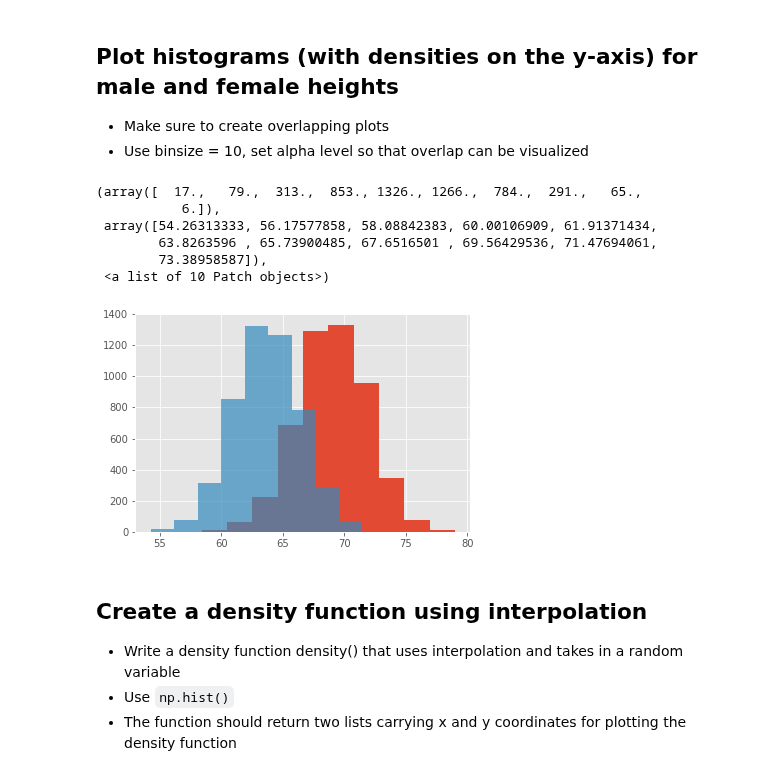
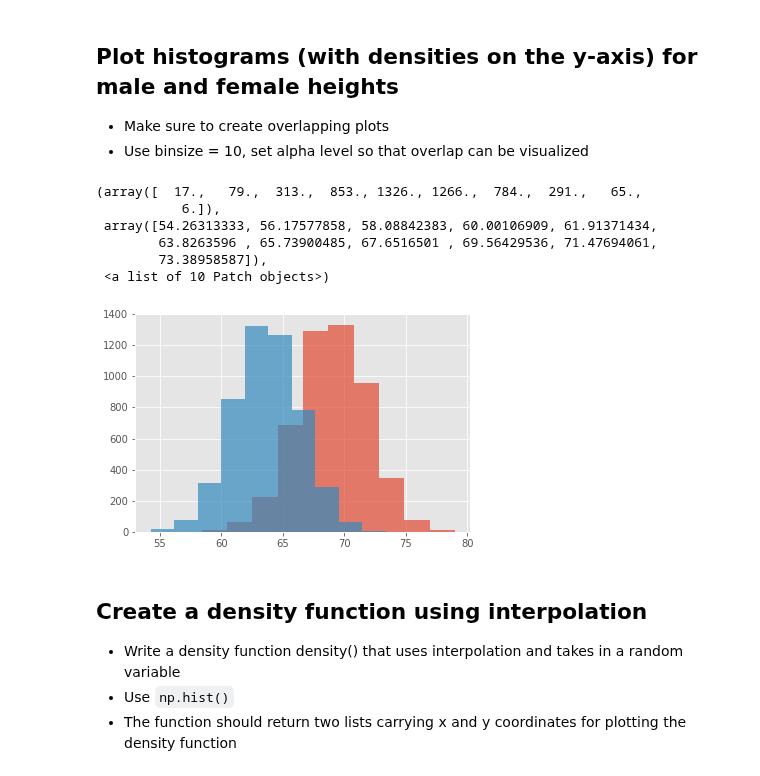
Before and after one commit to jmt0221/probability-density-functions-lab-nyc-ds-082619, a Jupyter notebook: index.ipynb, the cells around one changed output. Saved outputs shown, nothing was run; the diff lists cells and outputs as text; code cells hidden in the pictures.

```diff
--- a/index.ipynb
+++ b/index.ipynb
@@ -71,17 +71,17 @@ female_df
 # %%
 # Your code here
 fig, ax = plt.subplots()
 
-ax.hist(x=male_df['Height'],alpha=0,bins=10)
+ax.hist(x=male_df['Height'],alpha=0.7,bins=10)
 ax.hist(x=female_df['Height'],alpha = 0.7, bins=10)
 # %% [output]
 (array([  17.,   79.,  313.,  853., 1326., 1266.,  784.,  291.,   65.,
            6.]),
  array([54.26313333, 56.17577858, 58.08842383, 60.00106909, 61.91371434,
         63.8263596 , 65.73900485, 67.6516501 , 69.56429536, 71.47694061,
         73.38958587]),
  <a list of 10 Patch objects>)
-[figure, old version]
+[figure, new version]
 # %%
 # Record your observations - are these inline with your personal observations?
 # %% [markdown]
```
